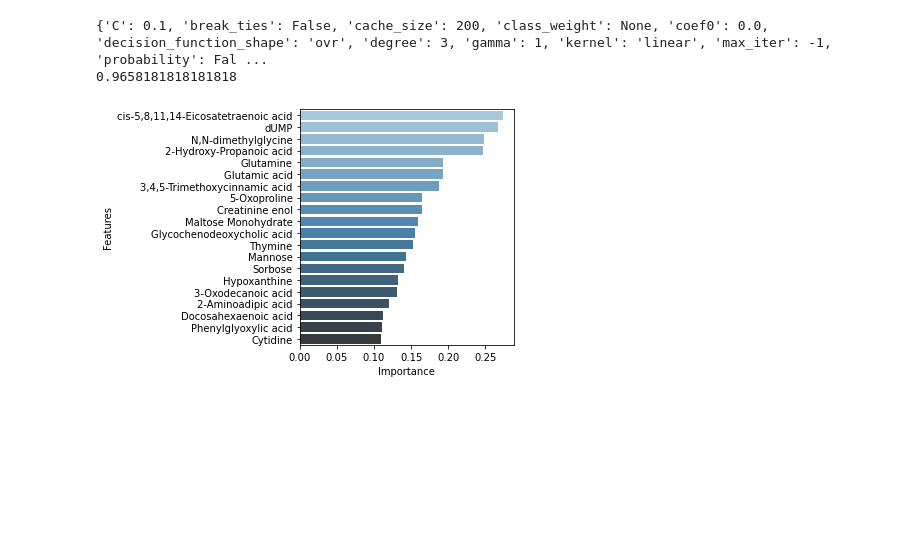
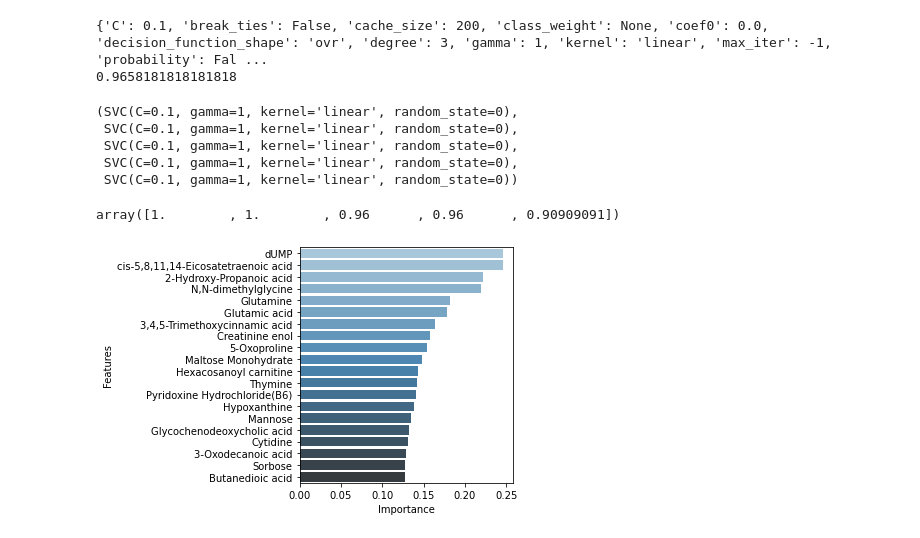
Before and after one commit to ChengyuanSha/SMILE, a Jupyter notebook: examples/classifying_Ruijin_data_with_other_classifiers.ipynb, the cells around one changed output. Drawn from its saved outputs; the diff is of its cells as text; code cells hidden in the pictures; blank space fills up the shorter version.

```diff
--- a/examples/classifying_Ruijin_data_with_other_classifiers.ipynb
+++ b/examples/classifying_Ruijin_data_with_other_classifiers.ipynb
@@ -92,13 +114,37 @@ print(gs_svm.best_score_)
 # %% [output]
 {'C': 0.1, 'break_ties': False, 'cache_size': 200, 'class_weight': None, 'coef0': 0.0, 'decision_function_shape': 'ovr', 'degree': 3, 'gamma': 1, 'kernel': 'linear', 'max_iter': -1, 'probability': Fal ...
 0.9658181818181818
+# %%
+cv_results  = cross_validate(svm_clf, X, y, cv=5, return_estimator=True, scoring='f1')
+# %%
+cv_results['estimator']
+# %% [output]
+(SVC(C=0.1, gamma=1, kernel='linear', random_state=0),
+ SVC(C=0.1, gamma=1, kernel='linear', random_state=0),
+ SVC(C=0.1, gamma=1, kernel='linear', random_state=0),
+ SVC(C=0.1, gamma=1, kernel='linear', random_state=0),
+ SVC(C=0.1, gamma=1, kernel='linear', random_state=0))
+# %%
+cv_results['test_score']
+# %% [output]
+array([1.        , 1.        , 0.96      , 0.96      , 0.90909091])
 # %%
-svm_importance = pd.Series(abs(svm_clf.coef_[0]), index=names).nlargest(20)
+# ---- averaging feature importance in all cross validation groups --------
+svm_list = []
+for estimator in cv_results['estimator']:
+    svm_list.append(pd.Series(abs(estimator.coef_[0]), index=names).nlargest(20))
+# %%
+pd_group = pd.concat(svm_list)
+group_info = pd_group.groupby(pd_group.index)
+df_means = group_info.mean().sort_values(ascending=False)
+# %%
+# df_means = df_means.to_frame()
+df_means = df_means.head(20)
 # %%
-ax = sns.barplot(x=svm_importance.values, y=svm_importance.index, palette="Blues_d")
+ax = sns.barplot(x=df_means.values, y=df_means.index, palette="Blues_d")
 ax.set(xlabel='Importance', ylabel='Features')
 plt.tight_layout()
 plt.savefig('f_rank_svm_avg.tif', dpi=400)
 plt.show()
 # %% [output]
-[figure, old version]
+[figure, new version]
```
Also changed, not shown: parts of 11 cells of this notebook.
